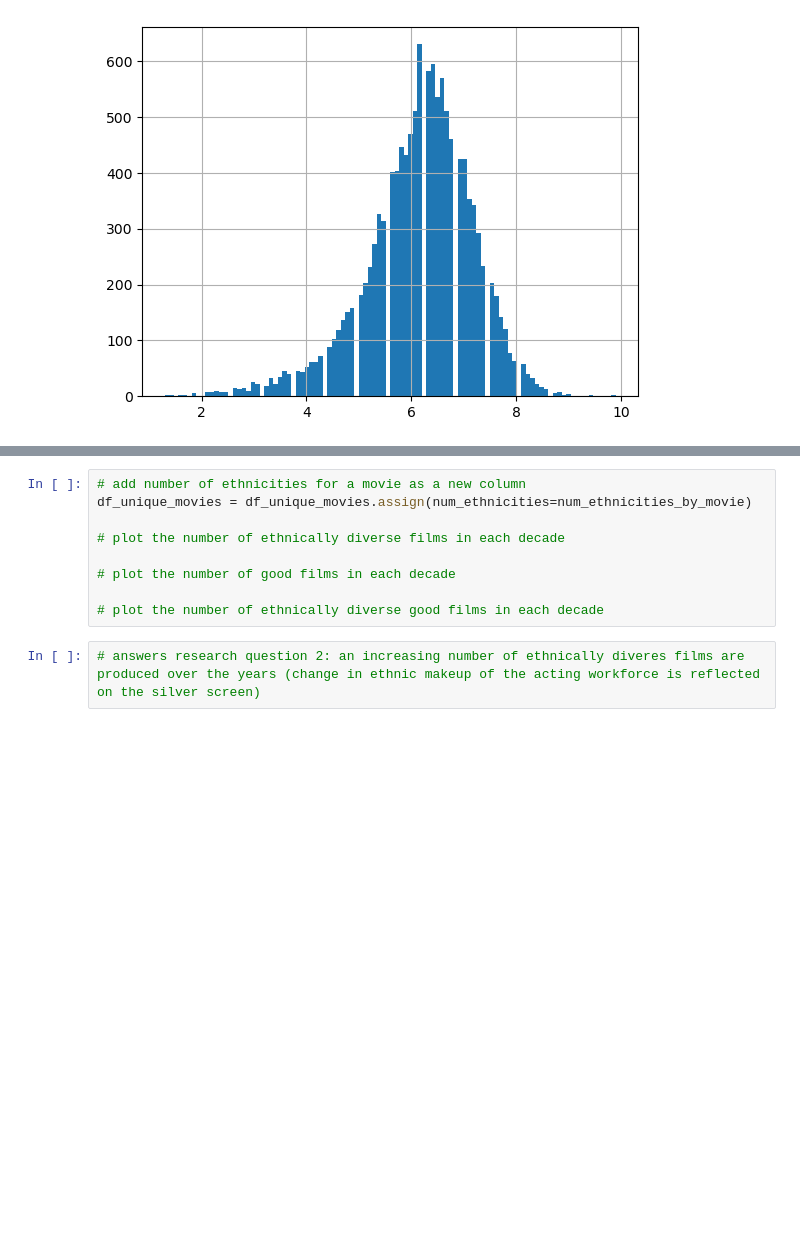
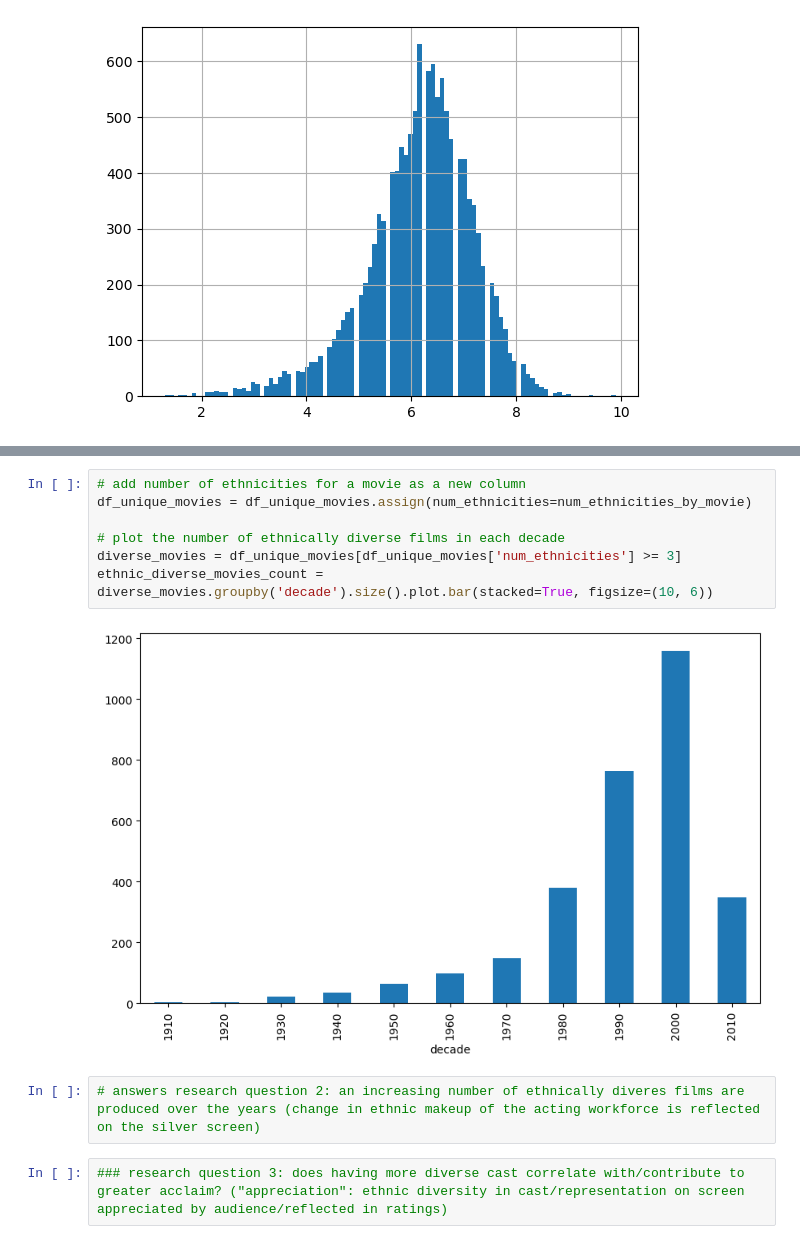
Before and after one commit to epfl-ada/ada-2023-project-zalix, a Jupyter notebook: zach.ipynb, the cells around one changed output, grey strips where cells are left out. Cells and saved outputs as stored; diff of their text form; blank space fills up the shorter version.

Commit message:
Added analysis for ethnic diversity (research question #2)

```diff
--- a/zach.ipynb
+++ b/zach.ipynb
@@ -161,11 +161,13 @@ Name: actor_ethnicity, dtype: float64
 # %%
 # add number of ethnicities for a movie as a new column
 df_unique_movies = df_unique_movies.assign(num_ethnicities=num_ethnicities_by_movie)
 
 # plot the number of ethnically diverse films in each decade
-
-# plot the number of good films in each decade
-
-# plot the number of ethnically diverse good films in each decade
+diverse_movies = df_unique_movies[df_unique_movies['num_ethnicities'] >= 3]
+ethnic_diverse_movies_count = diverse_movies.groupby('decade').size().plot.bar(stacked=True, figsize=(10, 6))
+# %% [output]
+[figure, added]
 # %%
 # answers research question 2: an increasing number of ethnically diveres films are produced over the years (change in ethnic makeup of the acting workforce is reflected on the silver screen)
+# %%
+### research question 3: does having more diverse cast correlate with/contribute to greater acclaim? ("appreciation": ethnic diversity in cast/representation on screen appreciated by audience/reflected in ratings)
```
Also changed, not shown: parts of 5 cells of this notebook.
